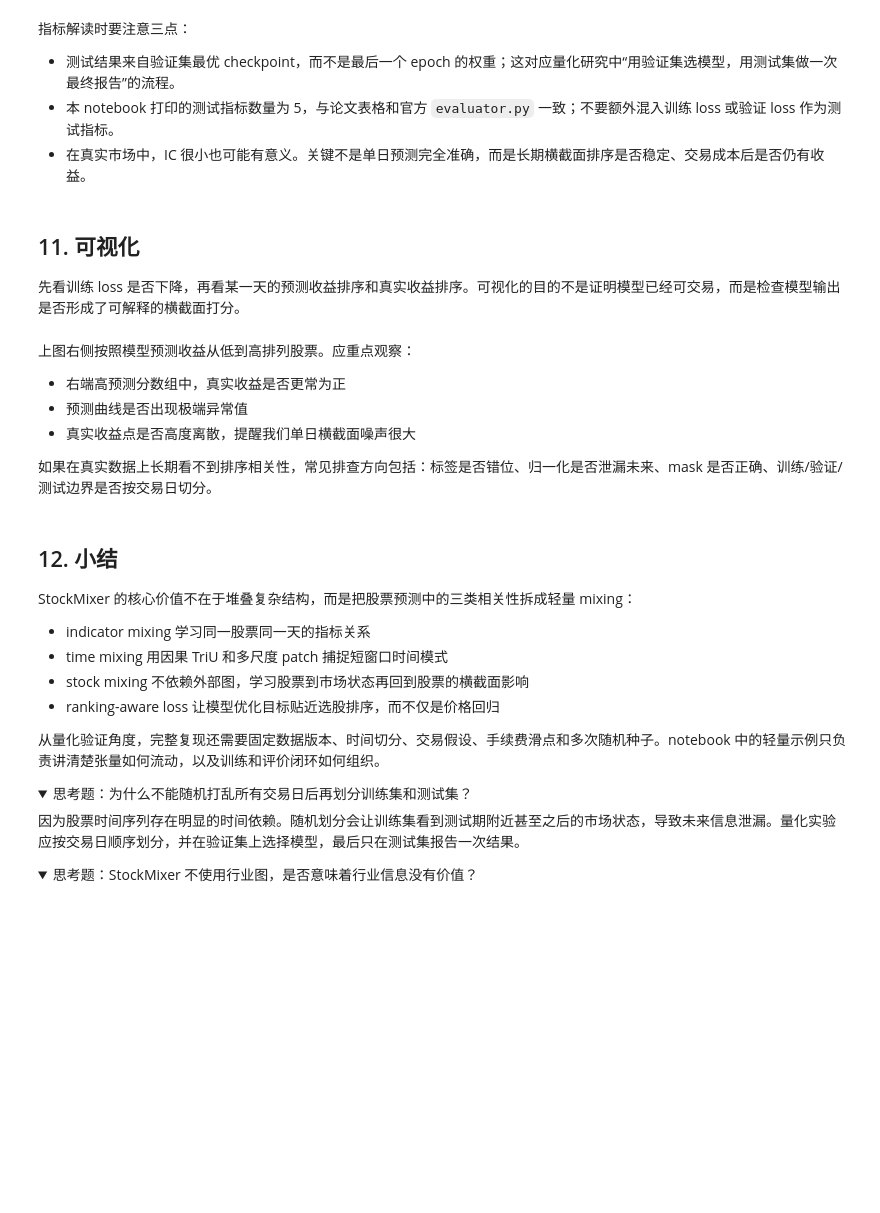
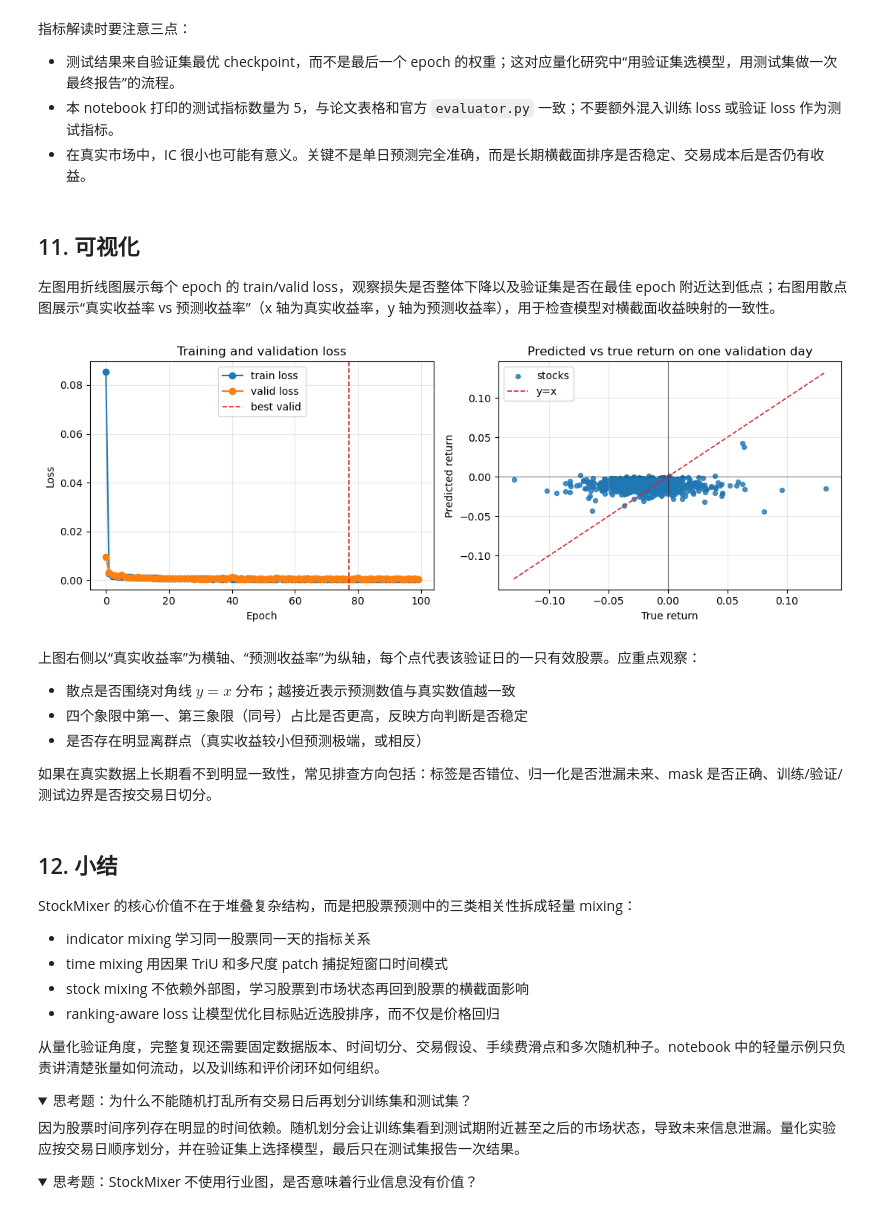
Before and after one commit to SuibeAI/quant_book, a Jupyter notebook: books/StockMixer/AnnotatedStockMixer.ipynb, the cells around one changed output. Cells and saved outputs as stored; diff of their text form; code cells hidden in the pictures; folded sections open; blank space fills up the shorter version.

Commit message:
Update StockMixer visualization: true-vs-pred scatter and docs sync

```diff
--- a/books/StockMixer/AnnotatedStockMixer.ipynb
+++ b/books/StockMixer/AnnotatedStockMixer.ipynb
@@ -1195,40 +1263,53 @@ pd.Series(test_result["metrics"]).to_frame("test_value")
 # %% [markdown]
 ## 11. 可视化
 
-先看训练 loss 是否下降，再看某一天的预测收益排序和真实收益排序。可视化的目的不是证明模型已经可交易，而是检查模型输出是否形成了可解释的横截面打分。
+左图用折线图展示每个 epoch 的 train/valid loss，观察损失是否整体下降以及验证集是否在最佳 epoch 附近达到低点；右图用散点图展示“真实收益率 vs 预测收益率”（x 轴为真实收益率，y 轴为预测收益率），用于检查模型对横截面收益映射的一致性。
 # %%
+epochs = np.arange(len(history["train_loss"]))
 fig, axes = plt.subplots(1, 2, figsize=(11, 4))
 
-axes[0].plot(history["train_loss"], marker="o", label="train loss")
-axes[0].plot(history["val_loss"], marker="o", label="valid loss")
+axes[0].plot(epochs, history["train_loss"], marker="o", label="train loss")
+axes[0].plot(epochs, history["val_loss"], marker="o", label="valid loss")
 axes[0].axvline(checkpoint["epoch"] - 1, color="tab:red", linestyle="--", linewidth=1.2, label="best valid")
 axes[0].set_title("Training and validation loss")
 axes[0].set_xlabel("Epoch")
 axes[0].set_ylabel("Loss")
 axes[0].legend()
 axes[0].grid(alpha=0.3)
 
 plot_day = 0
-order = np.argsort(pred_valid[:, plot_day])
-axes[1].scatter(np.arange(stocks), gt_valid[order, plot_day], s=18, label="true return")
-axes[1].plot(np.arange(stocks), pred_valid[order, plot_day], color="tab:red", linewidth=1.5, label="predicted return")
-axes[1].axhline(0, color="black", linewidth=0.8, alpha=0.5)
-axes[1].set_title("One validation day sorted by prediction")
-axes[1].set_xlabel("Stocks sorted by predicted return")
-axes[1].set_ylabel("Return")
-axes[1].legend()
+valid_mask_day = mask_valid[:, plot_day] > 0.5
+x_true = gt_valid[valid_mask_day, plot_day]
+y_pred = pred_valid[valid_mask_day, plot_day]
+
+if x_true.size > 0:
+    axes[1].scatter(x_true, y_pred, s=18, alpha=0.8, label="stocks")
+    axes[1].axhline(0, color="black", linewidth=0.8, alpha=0.5)
+    axes[1].axvline(0, color="black", linewidth=0.8, alpha=0.5)
+    diag_min = min(x_true.min(), y_pred.min())
+    diag_max = max(x_true.max(), y_pred.max())
+    axes[1].plot([diag_min, diag_max], [diag_min, diag_max], color="tab:red", linestyle="--", linewidth=1.2, label="y=x")
+    axes[1].legend()
+else:
+    axes[1].text(0.5, 0.5, "No valid stocks on this day", ha="center", va="center", transform=axes[1].transAxes)
+
+axes[1].set_title("Predicted vs true return on one validation day")
+axes[1].set_xlabel("True return")
+axes[1].set_ylabel("Predicted return")
 axes[1].grid(alpha=0.3)
 
 plt.tight_layout()
 plt.show()
+# %% [output]
+[figure, added]
 # %% [markdown]
-上图右侧按照模型预测收益从低到高排列股票。应重点观察：
+上图右侧以“真实收益率”为横轴、“预测收益率”为纵轴，每个点代表该验证日的一只有效股票。应重点观察：
 
-- 右端高预测分数组中，真实收益是否更常为正
-- 预测曲线是否出现极端异常值
-- 真实收益点是否高度离散，提醒我们单日横截面噪声很大
+- 散点是否围绕对角线 $y=x$ 分布；越接近表示预测数值与真实数值越一致
+- 四个象限中第一、第三象限（同号）占比是否更高，反映方向判断是否稳定
+- 是否存在明显离群点（真实收益较小但预测极端，或相反）
 
-如果在真实数据上长期看不到排序相关性，常见排查方向包括：标签是否错位、归一化是否泄漏未来、mask 是否正确、训练/验证/测试边界是否按交易日切分。
+如果在真实数据上长期看不到明显一致性，常见排查方向包括：标签是否错位、归一化是否泄漏未来、mask 是否正确、训练/验证/测试边界是否按交易日切分。
 # %% [markdown]
 ## 12. 小结
 
```
Also changed, not shown: parts of 5 cells of this notebook.
